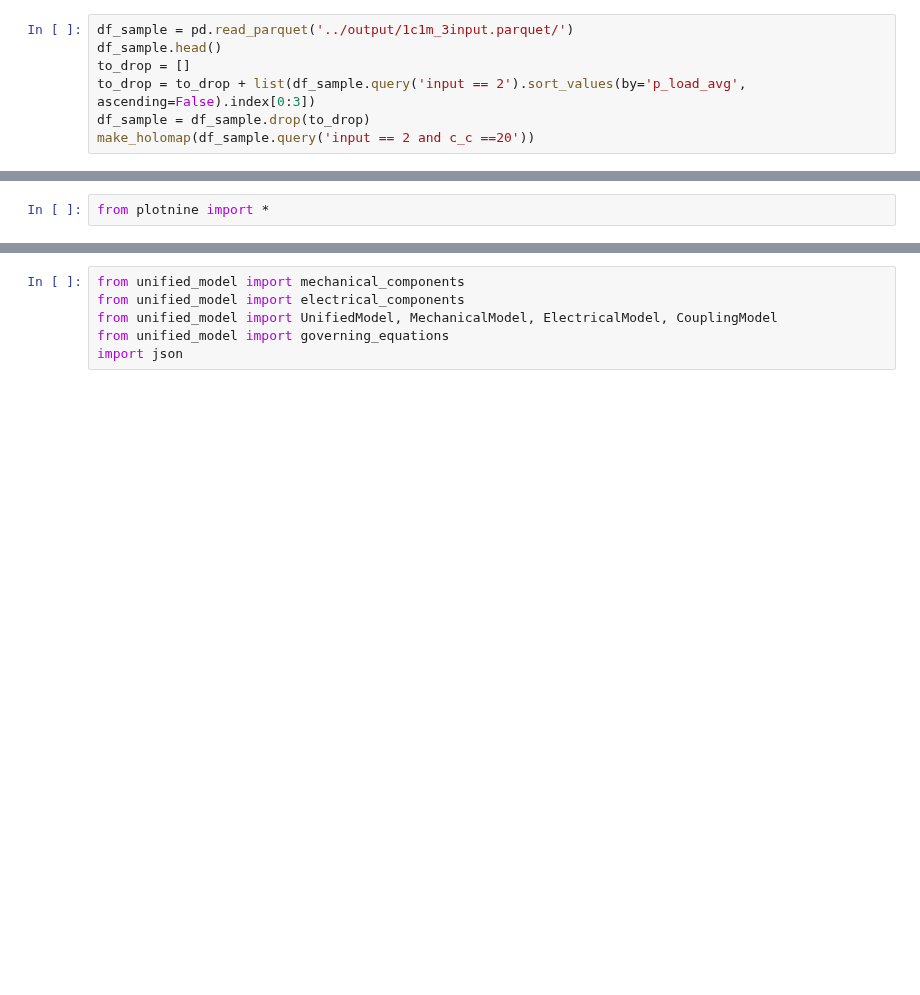
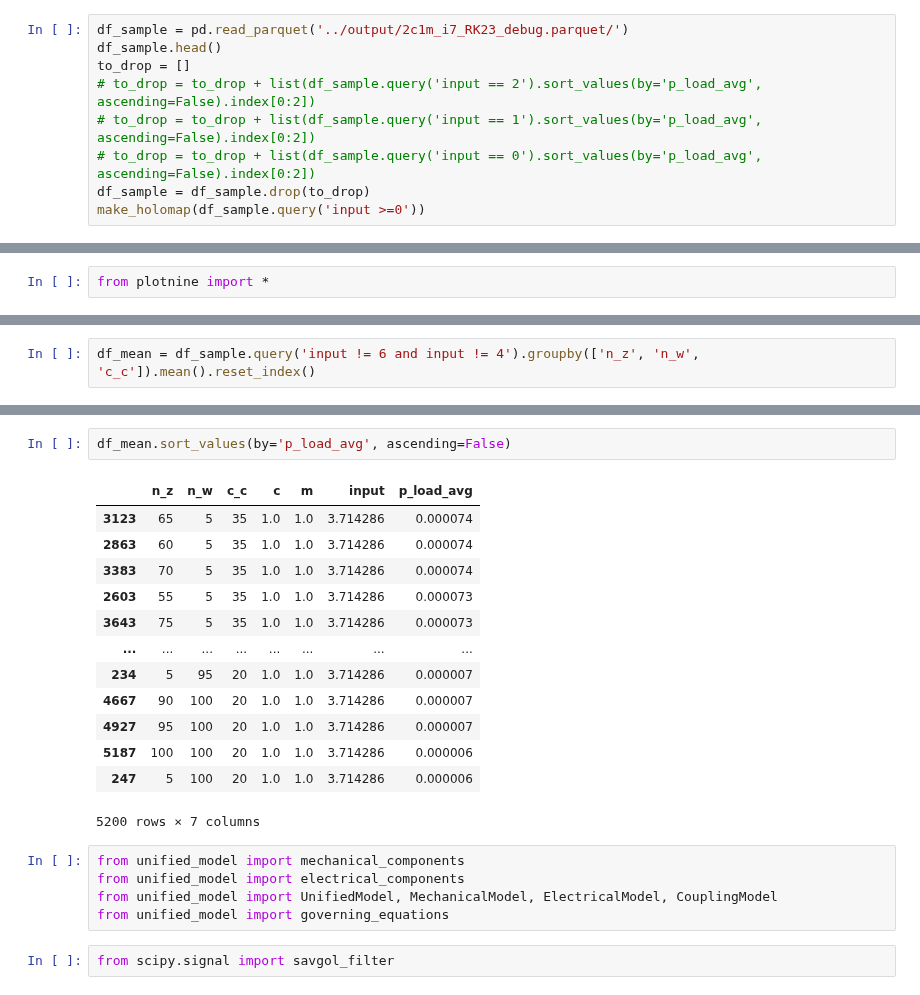
Before and after one commit to mnicstruwig/FlexibleFluxSimulator, a Jupyter notebook: experiments/2021-06-08-Optimization-for-Integration.ipynb, the cells around one changed output, grey strips where cells are left out. Saved outputs shown, nothing was run; the diff lists cells and outputs as text; blank space fills up the shorter version.

```diff
--- a/experiments/2021-06-08-Optimization-for-Integration.ipynb
+++ b/experiments/2021-06-08-Optimization-for-Integration.ipynb
@@ -145,12 +39,14 @@ def make_heatmap(df, input=None, c_c=None):  # TODO: Handle both cases
                                                      cmap='inferno',
                                                      colorbar=True)
 # %%
-df_sample = pd.read_parquet('../output/1c1m_3input.parquet/')
+df_sample = pd.read_parquet('../output/2c1m_i7_RK23_debug.parquet/')
 df_sample.head()
 to_drop = []
-to_drop = to_drop + list(df_sample.query('input == 2').sort_values(by='p_load_avg', ascending=False).index[0:3])
+# to_drop = to_drop + list(df_sample.query('input == 2').sort_values(by='p_load_avg', ascending=False).index[0:2])
+# to_drop = to_drop + list(df_sample.query('input == 1').sort_values(by='p_load_avg', ascending=False).index[0:2])
+# to_drop = to_drop + list(df_sample.query('input == 0').sort_values(by='p_load_avg', ascending=False).index[0:2])
 df_sample = df_sample.drop(to_drop)
-make_holomap(df_sample.query('input == 2 and c_c ==20'))
+make_holomap(df_sample.query('input >=0'))
 # %% [output]
 [interactive output not drawn]
 # %%
@@ -157,0 +63,2 @@ from plotnine import *
+# %%
+df_mean = df_sample.query('input != 6 and input != 4').groupby(['n_z', 'n_w', 'c_c']).mean().reset_index()
@@ -158,6 +85,23 @@ from plotnine import *
+# %%
+df_mean.sort_values(by='p_load_avg', ascending=False)
+# %% [output]
+|  | n_z | n_w | c_c | c | m | input | p_load_avg |
+| 3123 | 65 | 5 | 35 | 1.0 | 1.0 | 3.714286 | 0.000074 |
+| 2863 | 60 | 5 | 35 | 1.0 | 1.0 | 3.714286 | 0.000074 |
+| 3383 | 70 | 5 | 35 | 1.0 | 1.0 | 3.714286 | 0.000074 |
+| 2603 | 55 | 5 | 35 | 1.0 | 1.0 | 3.714286 | 0.000073 |
+| 3643 | 75 | 5 | 35 | 1.0 | 1.0 | 3.714286 | 0.000073 |
+| ... | ... | ... | ... | ... | ... | ... | ... |
+| 234 | 5 | 95 | 20 | 1.0 | 1.0 | 3.714286 | 0.000007 |
+| 4667 | 90 | 100 | 20 | 1.0 | 1.0 | 3.714286 | 0.000007 |
+| 4927 | 95 | 100 | 20 | 1.0 | 1.0 | 3.714286 | 0.000007 |
+| 5187 | 100 | 100 | 20 | 1.0 | 1.0 | 3.714286 | 0.000006 |
+| 247 | 5 | 100 | 20 | 1.0 | 1.0 | 3.714286 | 0.000006 |
+5200 rows × 7 columns
 # %%
 from unified_model import mechanical_components
 from unified_model import electrical_components
 from unified_model import UnifiedModel, MechanicalModel, ElectricalModel, CouplingModel
 from unified_model import governing_equations
-import json
+# %%
+from scipy.signal import savgol_filter
```
Also changed, not shown: parts of 29 cells of this notebook, 2 other files.
